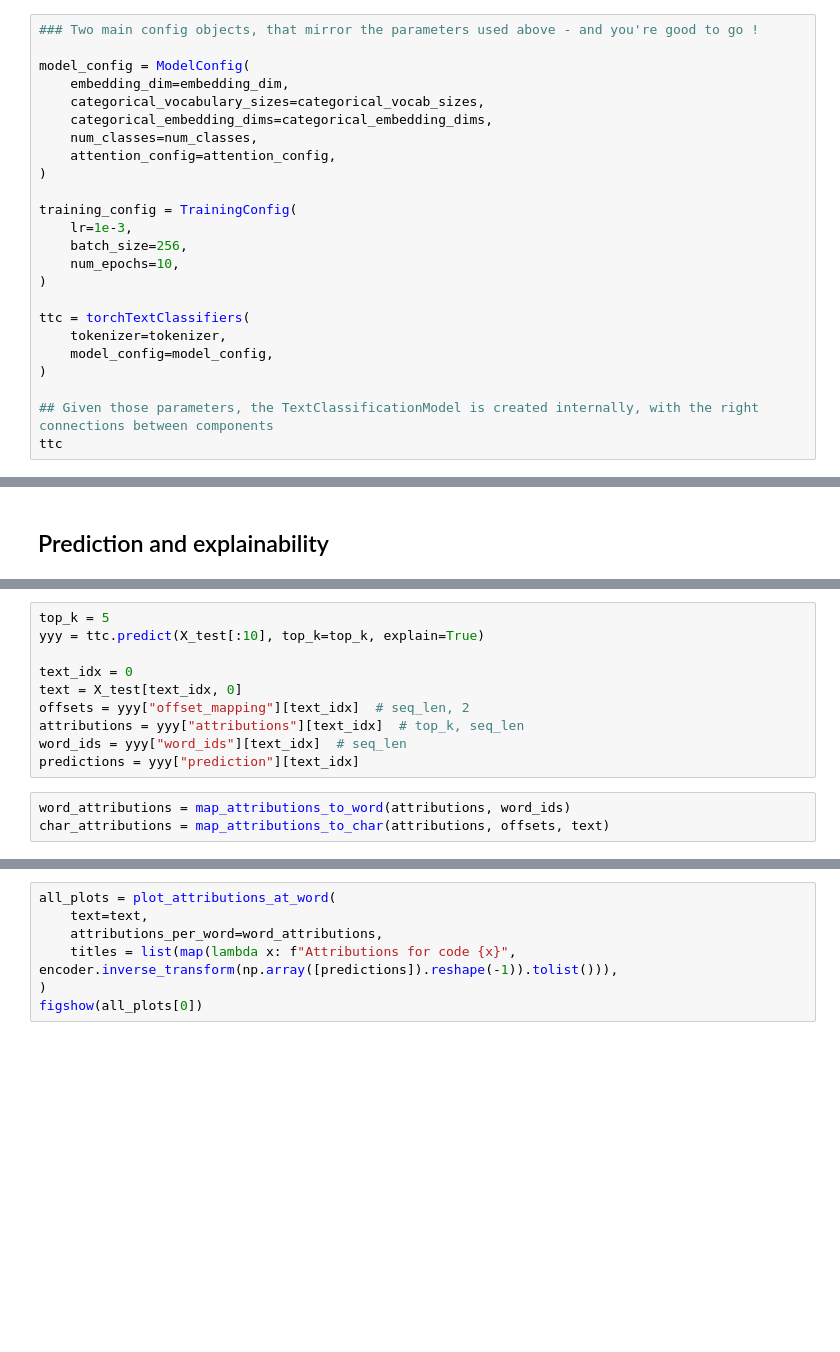
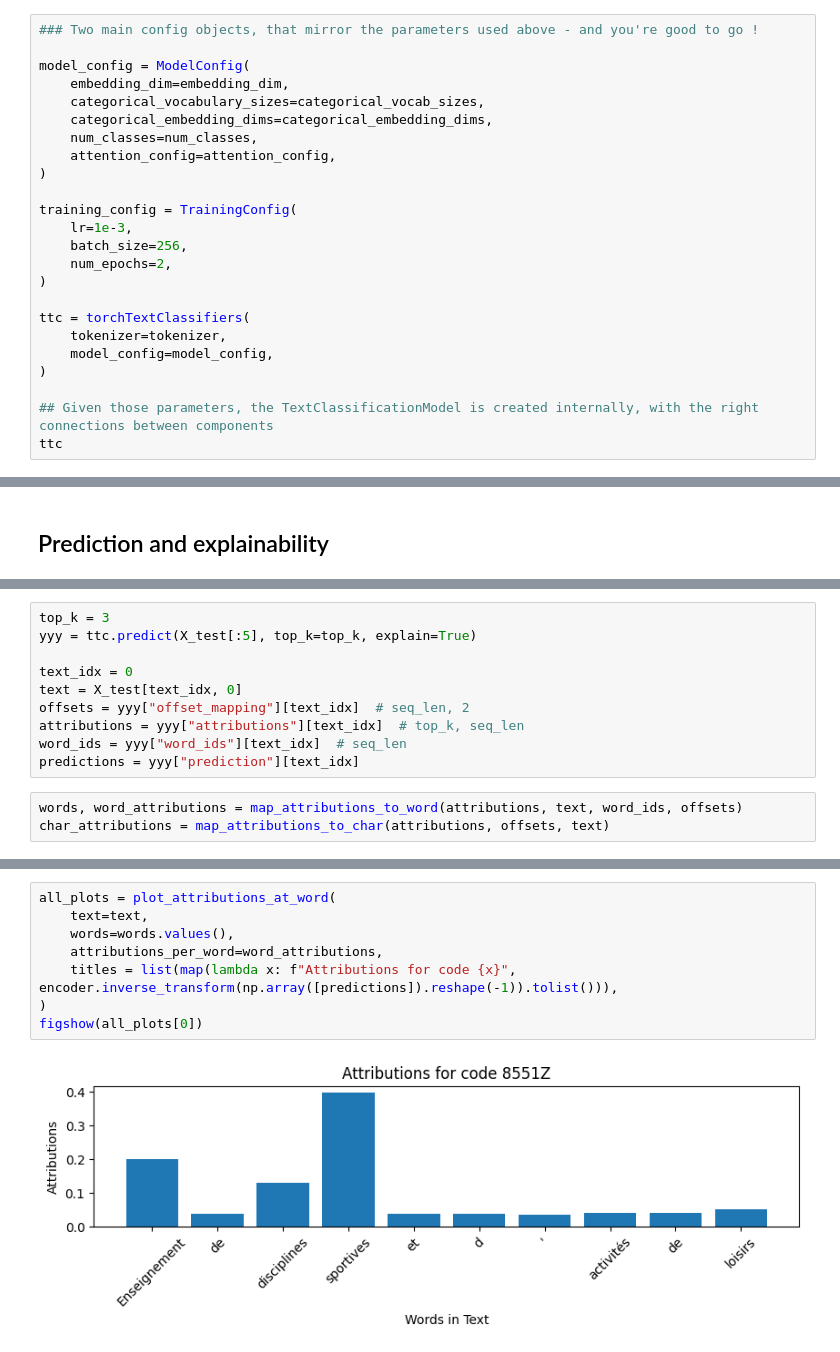
Before and after one commit to InseeFrLab/torchTextClassifiers, a Jupyter notebook: notebooks/example.ipynb, the cells around one changed output, grey strips where cells are left out. Drawn from its saved outputs; the diff is of its cells as text; blank space fills up the shorter version.

Commit message:
fix: keep notebook outputs
fix plot word attributions

```diff
--- a/notebooks/example.ipynb
+++ b/notebooks/example.ipynb
@@ -309,7 +446,7 @@ model_config = ModelConfig(
 training_config = TrainingConfig(
     lr=1e-3,
     batch_size=256,
-    num_epochs=10,
+    num_epochs=2,
 )
 
 ttc = torchTextClassifiers(
@@ -343,6 +536,6 @@ ttc.pytorch_model.eval().cpu()
 # %%
-top_k = 5
-yyy = ttc.predict(X_test[:10], top_k=top_k, explain=True)
+top_k = 3
+yyy = ttc.predict(X_test[:5], top_k=top_k, explain=True)
 
 text_idx = 0
 text = X_test[text_idx, 0]
@@ -351,7 +544,7 @@ attributions = yyy["attributions"][text_idx]  # top_k, seq_len
 word_ids = yyy["word_ids"][text_idx]  # seq_len
 predictions = yyy["prediction"][text_idx]
 # %%
-word_attributions = map_attributions_to_word(attributions, word_ids)
+words, word_attributions = map_attributions_to_word(attributions, text, word_ids, offsets)
 char_attributions = map_attributions_to_char(attributions, offsets, text)
 # %%
 encoder.inverse_transform(np.array([predictions]).reshape(-1))
@@ -365,7 +562,10 @@ figshow(all_plots[0])
 # %%
 all_plots = plot_attributions_at_word(
     text=text,
+    words=words.values(),
     attributions_per_word=word_attributions,
     titles = list(map(lambda x: f"Attributions for code {x}", encoder.inverse_transform(np.array([predictions]).reshape(-1)).tolist())),
 )
 figshow(all_plots[0])
+# %% [output]
+[figure, added]
```
Also changed, not shown: parts of 21 cells of this notebook, 1 other file.
